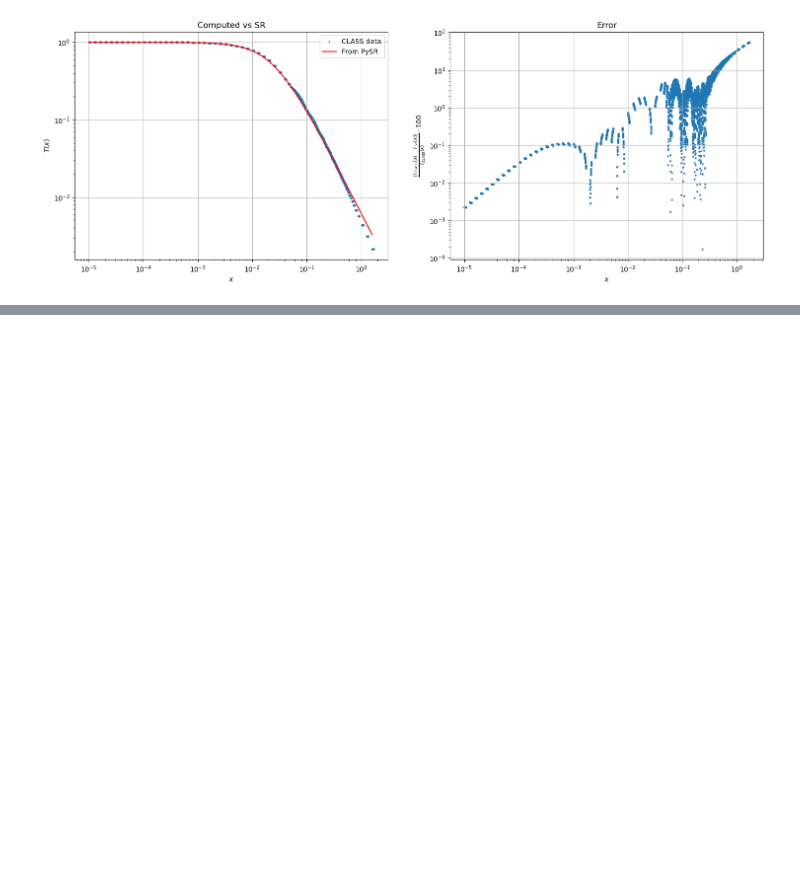
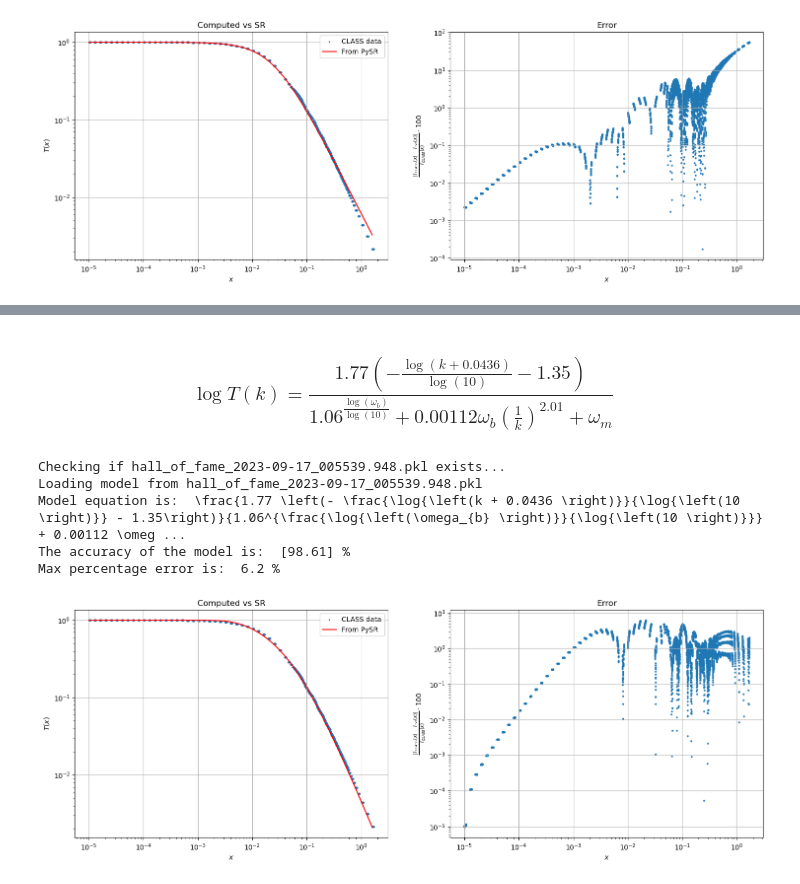
Before and after one commit to farocrown/Simreg, a Jupyter notebook: sr_tf_graphs.ipynb, the cells around one changed output, grey strips where cells are left out. Cells and saved outputs as stored; diff of their text form; code cells hidden in the pictures; blank space fills up the shorter version.

Commit message:
updated labels

```diff
--- a/sr_tf_graphs.ipynb
+++ b/sr_tf_graphs.ipynb
@@ -4,18 +4,19 @@ import matplotlib.pyplot as plt
 import pandas as pd
 from pysr import PySRRegressor
 # %%
-def error(data,model):
+def error(data, model):
     if len(data) != len(model):
         print('ERROR: array must have the same length!')
         return
 
     l = len(data)
-    error = []
+    error = np.zeros(l)  # Inizializza un array numpy di zeri della stessa lunghezza di data e model
 
     for i in range(l):
-        error.append(100*abs((data[i] - model[i]) / data[i]))
+        if data[i] != 0:
+            error[i] = 100 * abs((data[i] - model[i]) / data[i])
 
-    return np.array(error)
+    return error
 # %%
 def accuracy(data, model):
     if len(data) != len(model):
@@ -26,7 +27,10 @@ def accuracy(data, model):
     total_error = 0
 
     for i in range(l):
-        error = abs((data[i] - model[i]) / data[i])
+        if data[i] == 0:
+            error = 0
+        else:
+            error = abs((data[i] - model[i]) / data[i])
         total_error += error
 
     avg_error = total_error / l
@@ -61,12 +65,12 @@ def bran(x,T,alpha):
     print('The accuracy of the model is: ',np.round(accuracy(T,T_1),2),'%')
     print('Max percentage error is: ',np.round(np.amax(error(T,T_1)),2),'%')
 # %%
-def bran2(x,y,T,alpha):
+def bran2(x, y, T, alpha):
     a = model.from_file(alpha)
-    T_1 = a.predict(y)
+    T_1 = 10**(a.predict(y))
     print('Model equation is: ', a.latex())
     fig, axs = plt.subplots(1, 2, figsize=(18, 6))
-    axs[0].scatter(x,T, s=2, label='CLASS data')
+    axs[0].scatter(x, T, s=2, label='CLASS data')
     axs[0].plot(x[0:114], T_1[0:114], lw=1.5, label='From PySR', color='r')
     axs[0].set_xlabel(r'$x$')
     axs[0].set_ylabel(r'$T(x)$')
@@ -75,14 +79,17 @@ def bran2(x,y,T,alpha):
     axs[0].grid(True)
     axs[0].legend()
 
+    if not isinstance(T, np.ndarray):
+        T = np.array(T)
 
-    axs[1].scatter(x,error(T,T_1),s=3)
+    axs[1].scatter(x, error(T, T_1), s=3)
     axs[1].set_xlabel(r'$x$')
     axs[1].set_ylabel(r'$\frac{|T_{CLASS}(x)-T_{SR}(x)|}{T_{CLASS}(x)}\cdot 100$')
     axs[1].set_title('Error')
     axs[1].grid(True)
     axs[1].loglog()
 
+
     print('The accuracy of the model is: ',np.round(accuracy(T,T_1),2),'%')
     print('Max percentage error is: ',np.round(np.amax(error(T,T_1)),2),'%')
 # %% [markdown]
@@ -142,13 +149,12 @@ Max percentage error is:  26.99 %
 $$T(x)=\frac{0.745}{x + 5.19 x^{1.50} + 0.745}$$
 # %%
 tf2 = pd.read_csv('TF_64.csv')
-k2 = tf2['k (h/Mpc)'].values
-z2 = (tf2['k (h/Mpc)']/tf2['omega_m']).values
-x2 = tf2['x'].values
-y2 = pd.DataFrame({'k': tf2['k (h/Mpc)'], 'om_b': tf2['omega_b'],'om_m': tf2['omega_m']})
-T2 = tf2['T(k)'].values
-x2 = x2.reshape(-1,1)
-z2 = z2.reshape(-1,1)
+k2 = pd.DataFrame(tf2['k (h/Mpc)'])
+z2 = pd.DataFrame(tf2['k (h/Mpc)']/tf2['omega_m'])
+x2 = pd.DataFrame(tf2['x'])
+y2 = pd.DataFrame({'k': tf2['k (h/Mpc)'], 'omega_b': tf2['omega_b'],'omega_m': tf2['omega_m']})
+T2 = pd.DataFrame(tf2['T(k)'])
+logT2 = pd.DataFrame(tf2['log10(T(k))'])
 # %%
 missing_values = tf.isna().sum().sum()  # Somma di tutti i valori mancanti nel DataFrame
 if missing_values > 0:
@@ -212,0 +216,11 @@ Max percentage error is:  60.21 %
+# %% [markdown]
+### $$ \log T(k) = \frac{1.77 \left(- \frac{\log{\left(k + 0.0436 \right)}}{\log{\left(10 \right)}} - 1.35\right)}{1.06^{\frac{\log{\left(\omega_{b} \right)}}{\log{\left(10 \right)}}} + 0.00112 \omega_{b} \left(\frac{1}{k}\right)^{2.01} + \omega_{m}} $$
+# %%
+bran2(k2,y2,10**logT2,'hall_of_fame_2023-09-17_005539.948.pkl')
+# %% [output]
+Checking if hall_of_fame_2023-09-17_005539.948.pkl exists...
+Loading model from hall_of_fame_2023-09-17_005539.948.pkl
+Model equation is:  \frac{1.77 \left(- \frac{\log{\left(k + 0.0436 \right)}}{\log{\left(10 \right)}} - 1.35\right)}{1.06^{\frac{\log{\left(\omega_{b} \right)}}{\log{\left(10 \right)}}} + 0.00112 \omeg ...
+The accuracy of the model is:  [98.61] %
+Max percentage error is:  6.2 %
+[figure, added]
```
Also changed, not shown: parts of 2 cells of this notebook, 1 other file.
